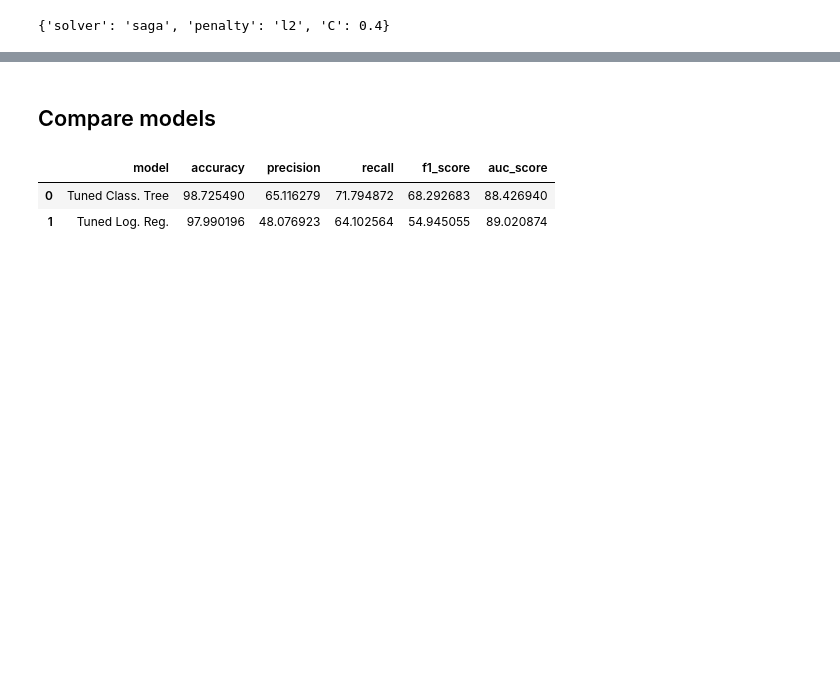
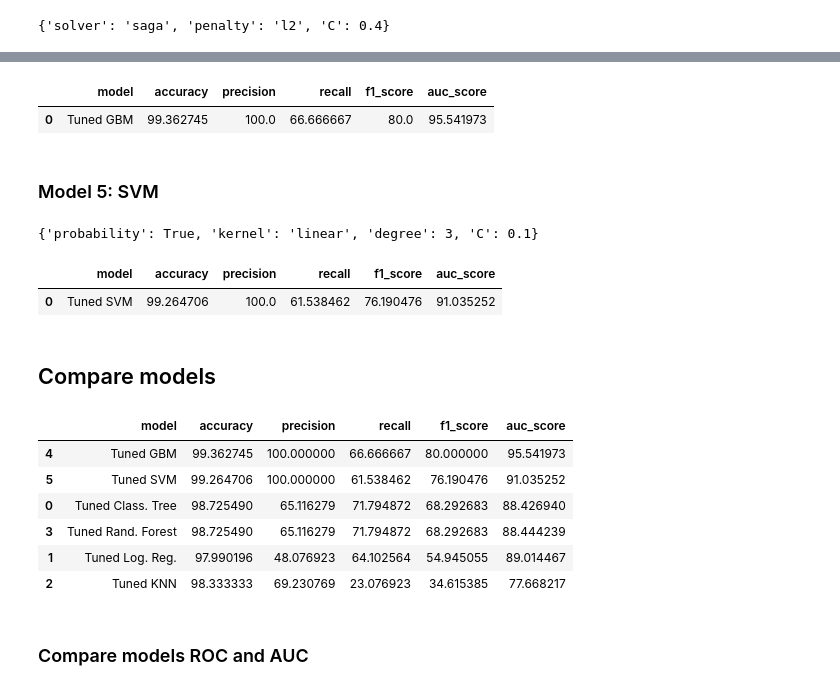
Before and after one commit to benoitchamot/Shootings, a Jupyter notebook: Model/Model_tuning.ipynb, the cells around one changed output, grey strips where cells are left out. Drawn from its saved outputs; the diff is of its cells as text; code cells hidden in the pictures; blank space fills up the shorter version.

Commit message:
Complete full comparison of models. Include KNN, random forest, GBM and SVM. Improve documenting and report structure.

```diff
--- a/Model/Model_tuning.ipynb
+++ b/Model/Model_tuning.ipynb
@@ -222,0 +323,16 @@ display(pd.DataFrame([metrics_1]))
+# %%
+# Define search parameters
+params = {
+    'random_state': [1],
+	'n_estimators': np.arange(start=100, stop=1100, step=100),
+	'learning_rate': [.001, .01, .1, .2],
+	'max_features': [None, 'sqrt'],
+	'subsample': [.8, .9, 1.0],
+	'max_depth': np.arange(start=3, stop=12, step=2),
+	'min_samples_leaf': [2, 5, 10]
+}
+
+scoring='precision'
+
+best_params_4 = search_cv('GradientBoostingClassifier', 'Random', params, scoring, n_iter=100)
+best_params_4
@@ -223,10 +347,49 @@ display(pd.DataFrame([metrics_1]))
+# %%
+# Instantiate the model
+model_4_tuned = GradientBoostingClassifier(**best_params_4).fit(X_train, y_train)
+metrics_4 = get_performance(model_4_tuned, X_test, y_test, 'Tuned GBM')
+display(pd.DataFrame([metrics_4]))
+# %% [output]
+|  | model | accuracy | precision | recall | f1_score | auc_score |
+| 0 | Tuned GBM | 99.362745 | 100.0 | 66.666667 | 80.0 | 95.541973 |
+# %% [markdown]
+### Model 5: SVM
+# %%
+params = {
+    'probability': [True],
+    'C': [.1, 1], # regularisation
+    'kernel': ['linear', 'poly'], # 'rbf', 'sigmoid', 'precomputed'],
+    'degree': [3],
+    #'gamma': ['scale', 'auto'],
+}
+
+scoring='precision'
+
+best_params_5 = search_cv('SVC', 'Random', params, scoring, n_iter=100)
+best_params_5
+# %% [output]
+{'probability': True, 'kernel': 'linear', 'degree': 3, 'C': 0.1}
+# %%
+# Instantiate and fit the model
+model_5_tuned = SVC(**best_params_5).fit(X_train, y_train)
+metrics_5 = get_performance(model_5_tuned, X_test, y_test, 'Tuned SVM')
+display(pd.DataFrame([metrics_5]))
+# %% [output]
+|  | model | accuracy | precision | recall | f1_score | auc_score |
+| 0 | Tuned SVM | 99.264706 | 100.0 | 61.538462 | 76.190476 | 91.035252 |
 # %% [markdown]
 ## Compare models
 # %%
-compare_models = pd.DataFrame([metrics_0, metrics_1])
+compare_models = pd.DataFrame([metrics_0, metrics_1, metrics_2, metrics_3, metrics_4, metrics_5])
 
-display(compare_models)
+display(compare_models.sort_values('f1_score', ascending=False))
 # %% [output]
 |  | model | accuracy | precision | recall | f1_score | auc_score |
+| 4 | Tuned GBM | 99.362745 | 100.000000 | 66.666667 | 80.000000 | 95.541973 |
+| 5 | Tuned SVM | 99.264706 | 100.000000 | 61.538462 | 76.190476 | 91.035252 |
 | 0 | Tuned Class. Tree | 98.725490 | 65.116279 | 71.794872 | 68.292683 | 88.426940 |
-| 1 | Tuned Log. Reg. | 97.990196 | 48.076923 | 64.102564 | 54.945055 | 89.020874 |
+| 3 | Tuned Rand. Forest | 98.725490 | 65.116279 | 71.794872 | 68.292683 | 88.444239 |
+| 1 | Tuned Log. Reg. | 97.990196 | 48.076923 | 64.102564 | 54.945055 | 89.014467 |
+| 2 | Tuned KNN | 98.333333 | 69.230769 | 23.076923 | 34.615385 | 77.668217 |
+# %% [markdown]
+### Compare models ROC and AUC
```
Also changed, not shown: parts of 32 cells of this notebook, 1 other file.
